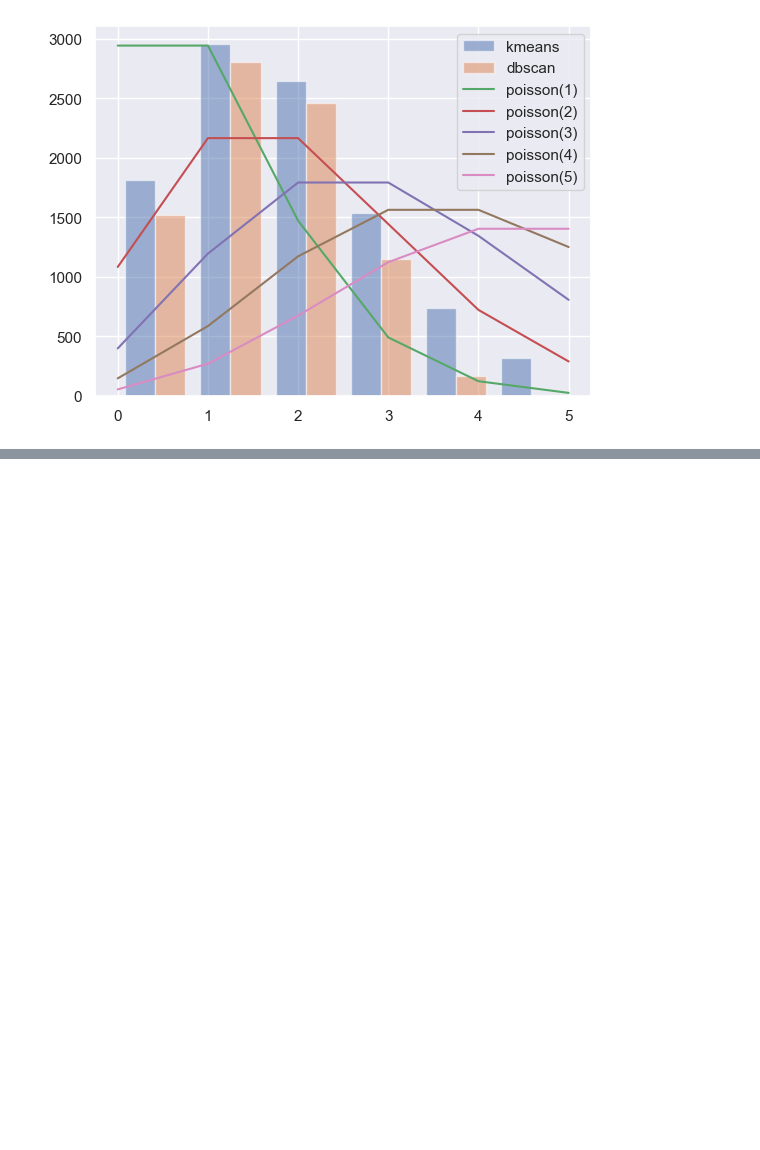
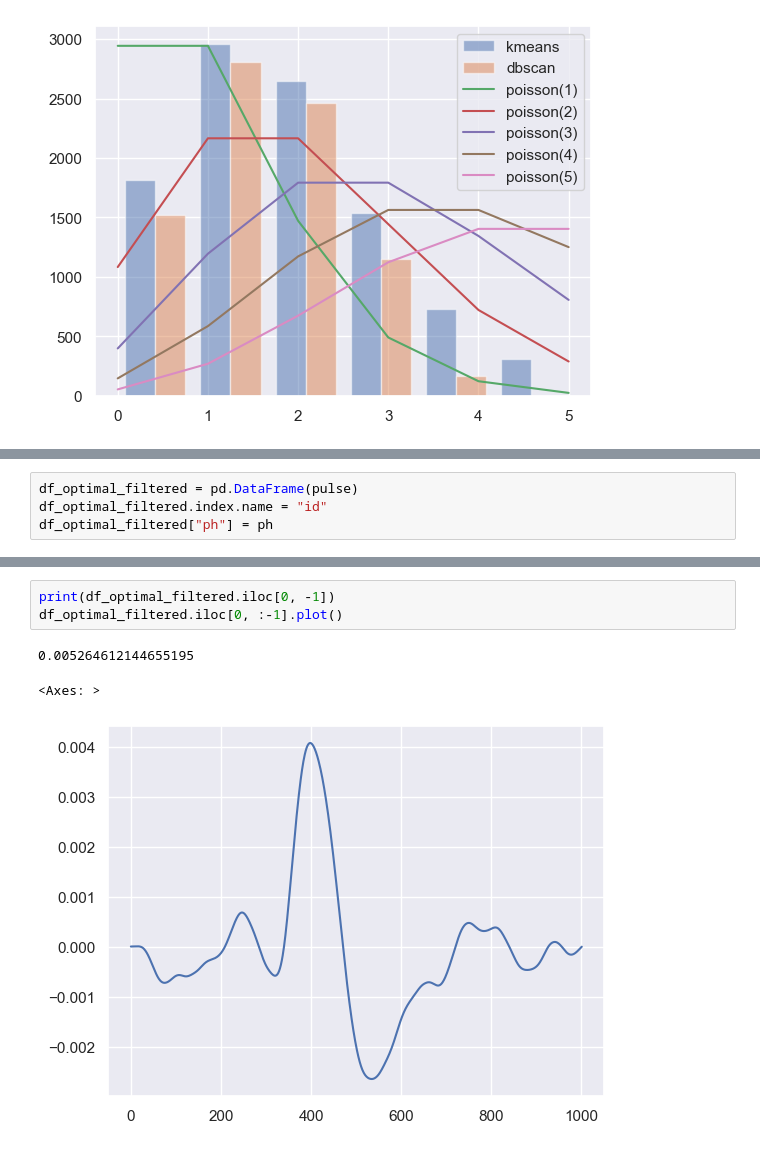
Before and after one commit to KeisukeTTTT/PhotonClustering, a Jupyter notebook: src/process.ipynb, the cells around one changed output, grey strips where cells are left out. Saved outputs shown, nothing was run; the diff lists cells and outputs as text; blank space fills up the shorter version.

```diff
--- a/src/process.ipynb
+++ b/src/process.ipynb
@@ -123,0 +143,4 @@ plt.show()
+# %%
+df_optimal_filtered = pd.DataFrame(pulse)
+df_optimal_filtered.index.name = "id"
+df_optimal_filtered["ph"] = ph
@@ -123,0 +152,7 @@ plt.show()
+# %%
+print(df_optimal_filtered.iloc[0, -1])
+df_optimal_filtered.iloc[0, :-1].plot()
+# %% [output]
+0.005264612144655195
+<Axes: >
+[figure, added]
```
Also changed, not shown: parts of 5 cells of this notebook.
